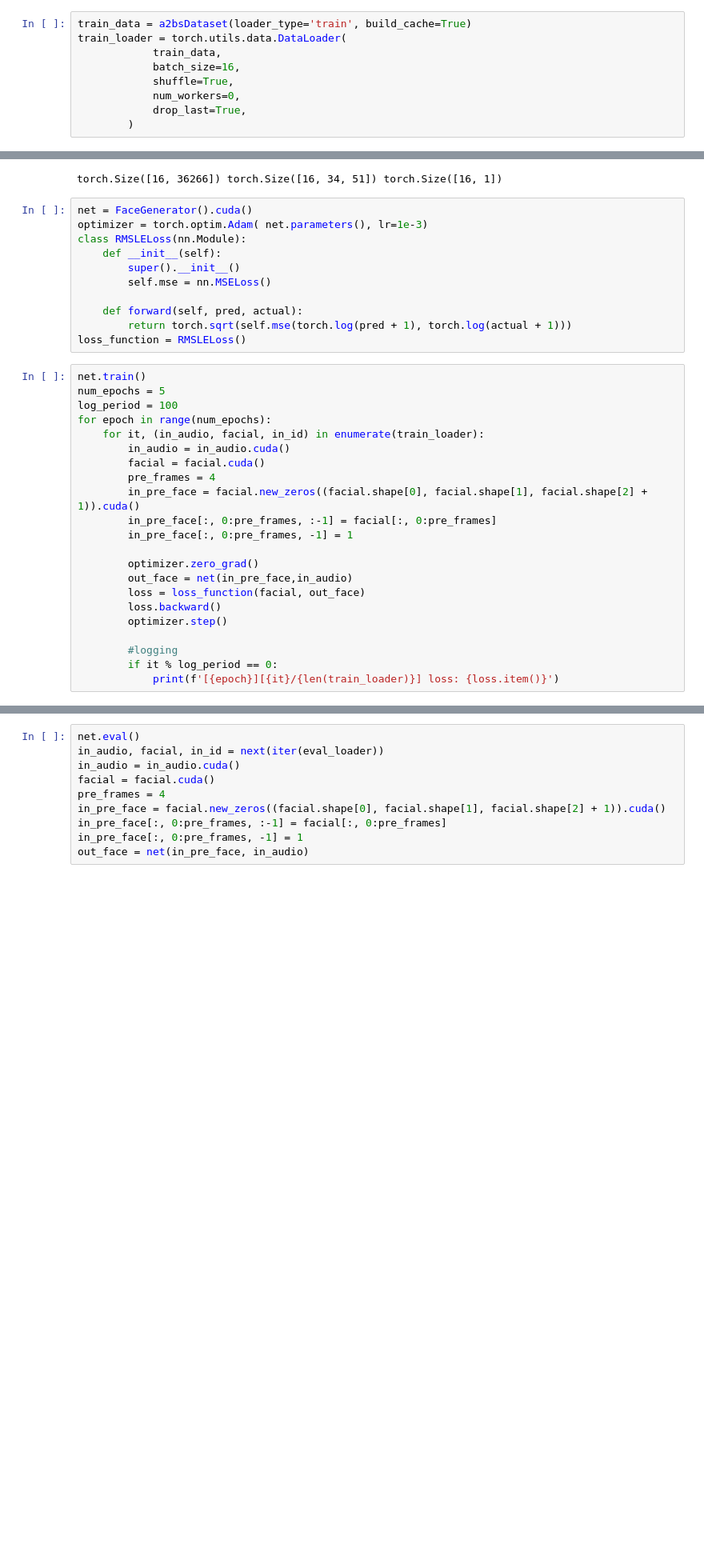
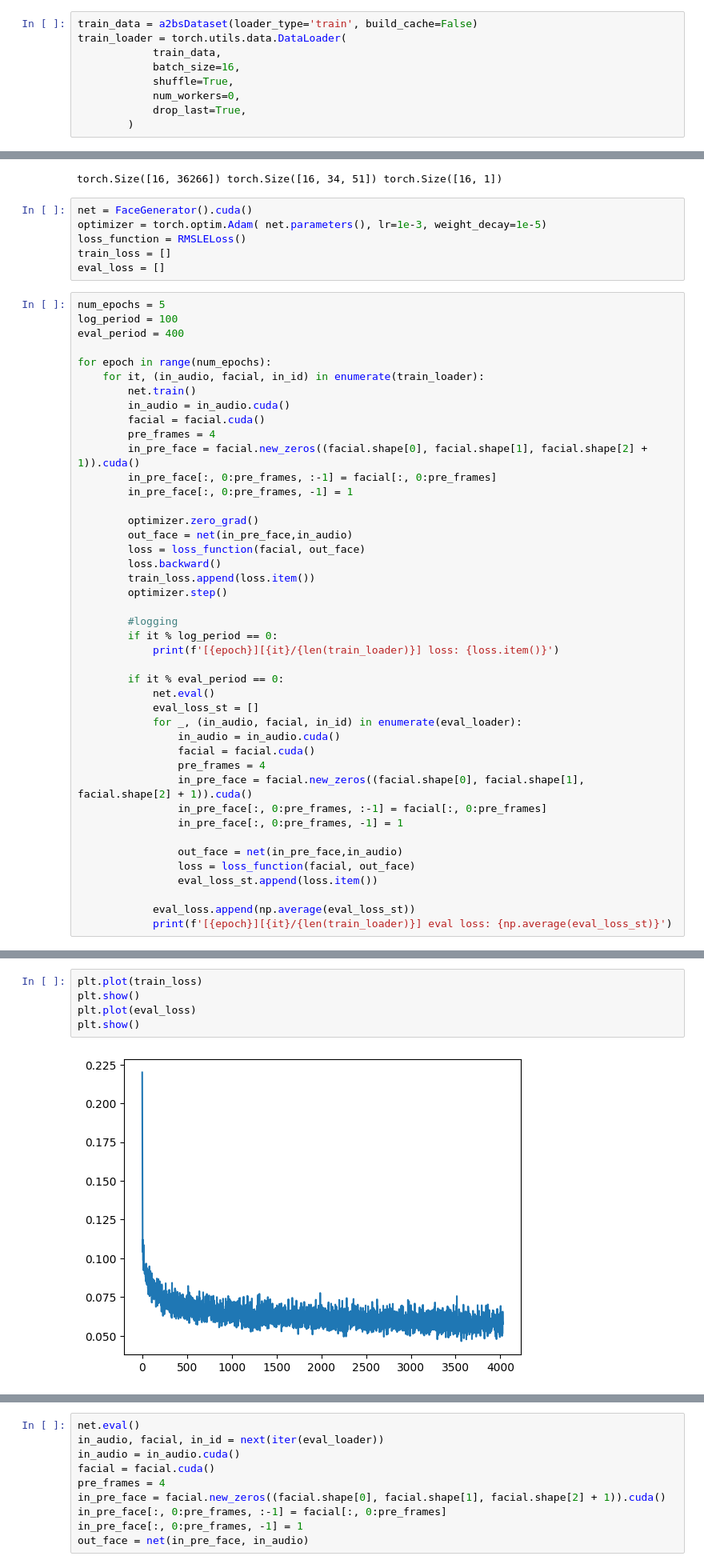
Before and after one commit to t-sekai/a2bs, a Jupyter notebook: test.ipynb, the cells around one changed output, grey strips where cells are left out. Shown at 80% size. Cells and saved outputs as stored; diff of their text form; blank space fills up the shorter version.

```diff
--- a/test.ipynb
+++ b/test.ipynb
@@ -10,7 +12,7 @@ from scripts.Dataset import a2bsDataset
 ## Initialize train-eval-test split
 Set *build_cache=True* to buid cache if it doesn't already exist.
 # %%
-train_data = a2bsDataset(loader_type='train', build_cache=True)
+train_data = a2bsDataset(loader_type='train', build_cache=False)
 train_loader = torch.utils.data.DataLoader(
             train_data,
             batch_size=16,
@@ -211,21 +45,18 @@ print(in_audio.shape, facial.shape, in_id.shape)
 torch.Size([16, 36266]) torch.Size([16, 34, 51]) torch.Size([16, 1])
 # %%
 net = FaceGenerator().cuda()
-optimizer = torch.optim.Adam( net.parameters(), lr=1e-3)
-class RMSLELoss(nn.Module):
-    def __init__(self):
-        super().__init__()
-        self.mse = nn.MSELoss()
-
-    def forward(self, pred, actual):
-        return torch.sqrt(self.mse(torch.log(pred + 1), torch.log(actual + 1)))
+optimizer = torch.optim.Adam( net.parameters(), lr=1e-3, weight_decay=1e-5)
 loss_function = RMSLELoss()
+train_loss = []
+eval_loss = []
 # %%
-net.train()
 num_epochs = 5
 log_period = 100
+eval_period = 400
+
 for epoch in range(num_epochs):
     for it, (in_audio, facial, in_id) in enumerate(train_loader):
+        net.train()
         in_audio = in_audio.cuda()
         facial = facial.cuda()
         pre_frames = 4
@@ -237,9 +68,28 @@ for epoch in range(num_epochs):
         out_face = net(in_pre_face,in_audio)
         loss = loss_function(facial, out_face)
         loss.backward()
+        train_loss.append(loss.item())
         optimizer.step()
 
         #logging
         if it % log_period == 0:
             print(f'[{epoch}][{it}/{len(train_loader)}] loss: {loss.item()}')
+
+        if it % eval_period == 0:
+            net.eval()
+            eval_loss_st = []
+            for _, (in_audio, facial, in_id) in enumerate(eval_loader):
+                in_audio = in_audio.cuda()
+                facial = facial.cuda()
+                pre_frames = 4
+                in_pre_face = facial.new_zeros((facial.shape[0], facial.shape[1], facial.shape[2] + 1)).cuda()
+                in_pre_face[:, 0:pre_frames, :-1] = facial[:, 0:pre_frames]
+                in_pre_face[:, 0:pre_frames, -1] = 1
+
+                out_face = net(in_pre_face,in_audio)
+                loss = loss_function(facial, out_face)
+                eval_loss_st.append(loss.item())
+
+            eval_loss.append(np.average(eval_loss_st))
+            print(f'[{epoch}][{it}/{len(train_loader)}] eval loss: {np.average(eval_loss_st)}')
 # %% [output]
@@ -262,0 +113,7 @@ for epoch in range(num_epochs):
+# %%
+plt.plot(train_loss)
+plt.show()
+plt.plot(eval_loss)
+plt.show()
+# %% [output]
+[figure, added]
```
Also changed, not shown: parts of 5 cells of this notebook, 6 other files.
